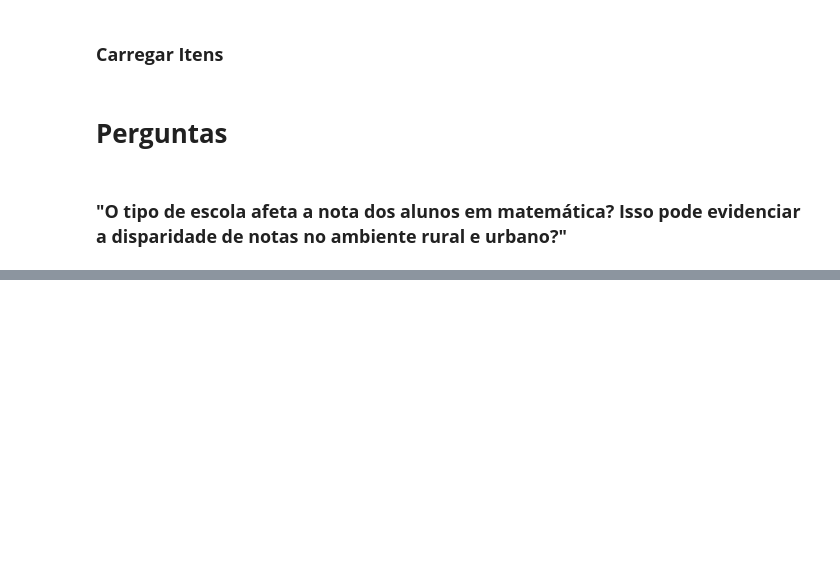
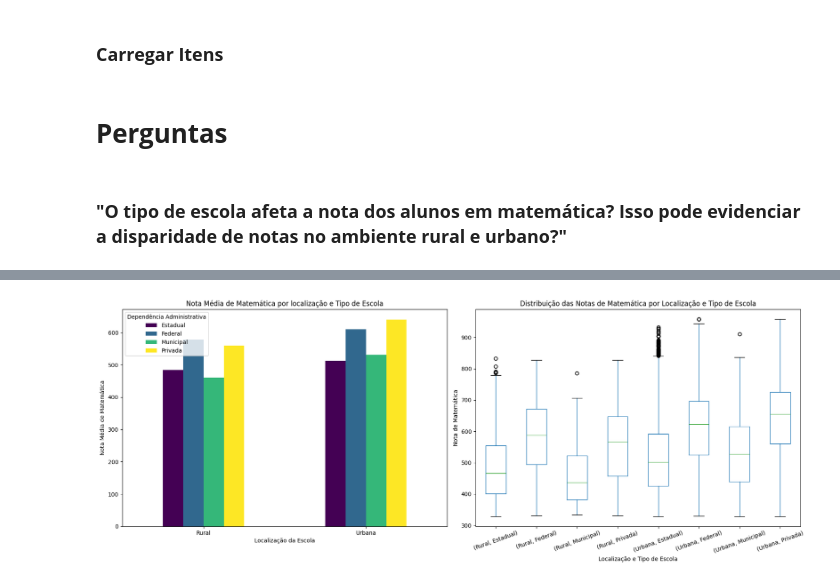
Before and after one commit to henriquefac/ciencia_de_dados_av1, a Jupyter notebook: av1/notebook/custom_quests/custom.ipynb, the cells around one changed output, grey strips where cells are left out. Saved outputs shown, nothing was run; the diff lists cells and outputs as text; code cells hidden in the pictures; blank space fills up the shorter version.

Commit message:
Tudo para notebook

```diff
--- a/av1/notebook/custom_quests/custom.ipynb
+++ b/av1/notebook/custom_quests/custom.ipynb
@@ -65,0 +118,39 @@ var_names_escola_local = ['TP_ESCOLA', 'TP_LOCALIZACAO_ESC', 'TP_DEPENDENCIA_ADM
+# %%
+# filtrar tipos de escolas para pública ou privada
+df_group = df_group[df_group["TP_ESCOLA"].isin([2,3])]
+# %%
+types_dict = {}
+for var in var_names_escola_local[:-1]:
+    df_category:pd.DataFrame = dict_microdados.legenda[var]
+    dict_category =  {int(key) : value for key, value in zip(df_category["categoria"].values, df_category["descricao"].values)}
+    types_dict[var] = dict_category
+# %%
+# mapear
+
+for var in var_names_escola_local[:-1]:
+    df_group[var] = df_group[var].map(types_dict[var])
+# %%
+df_group_by = df_group.groupby(['TP_LOCALIZACAO_ESC', 'TP_DEPENDENCIA_ADM_ESC'])["NU_NOTA_MT"]
+medias_notas = df_group_by.mean().unstack()
+std_notas = df_group_by.std().unstack()
+# %%
+fig, axes_bar_box = plt.subplots(1,2, figsize=(18, 7))
+
+medias_notas.plot(kind='bar', ax=axes_bar_box[0], colormap='viridis')
+axes_bar_box[0].set_title("Nota Média de Matemática por localização e Tipo de Escola")
+axes_bar_box[0].set_xlabel('Localização da Escola')
+axes_bar_box[0].set_ylabel('Nota Média de Matemática')
+axes_bar_box[0].legend(title="Dependência Administrativa")
+axes_bar_box[0].tick_params(axis='x', rotation=0)
+
+df_group.boxplot(column="NU_NOTA_MT", by=['TP_LOCALIZACAO_ESC', 'TP_DEPENDENCIA_ADM_ESC'],
+                 ax=axes_bar_box[1], figsize=(10, 6), grid=False, rot=20)
+axes_bar_box[1].set_title('Distribuição das Notas de Matemática por Localização e Tipo de Escola')
+axes_bar_box[1].set_xlabel('Localização e Tipo de Escola')
+axes_bar_box[1].set_ylabel('Nota de Matemática')
+fig.suptitle('')
+
+plt.tight_layout()
+plt.show()
+# %% [output]
+[figure, added]
```
Also changed, not shown: parts of 22 cells of this notebook, 4 other files.
